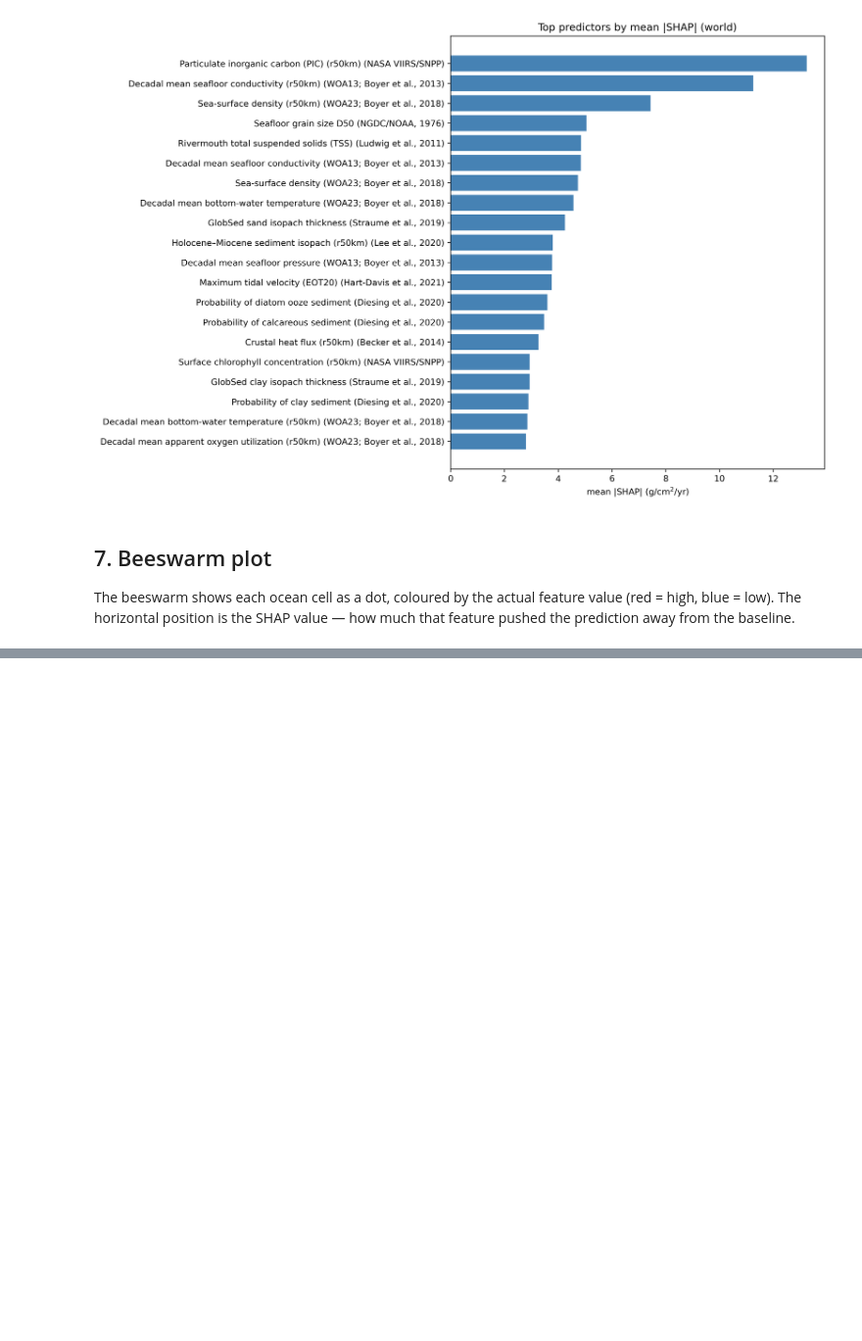
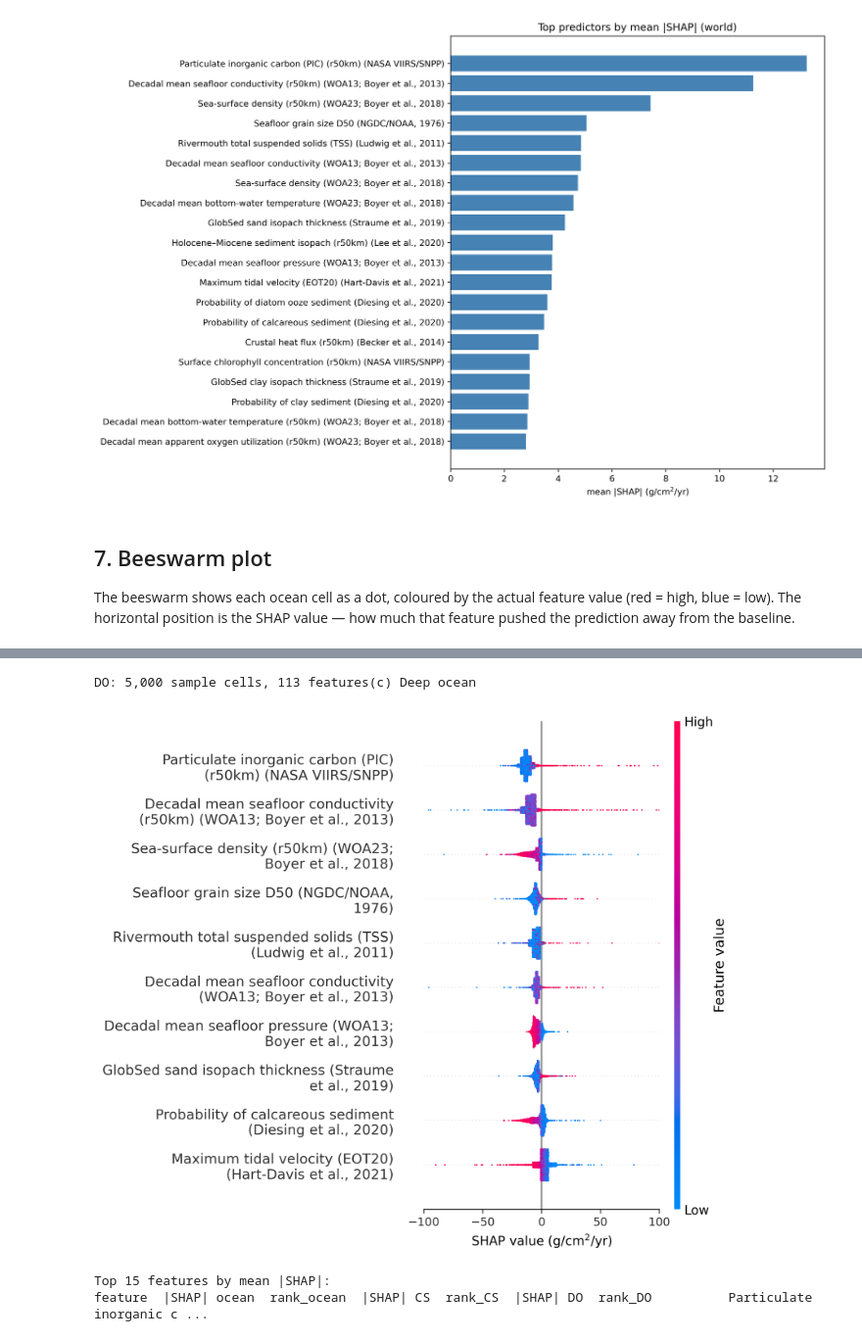
Before and after one commit to paramnav/mtl-mar, a Jupyter notebook: notebooks/explain_shap_values.ipynb, the cells around one changed output, grey strips where cells are left out. Shown at 98% size. Cells and saved outputs as stored; diff of their text form; code cells hidden in the pictures; blank space fills up the shorter version.

```diff
--- a/notebooks/explain_shap_values.ipynb
+++ b/notebooks/explain_shap_values.ipynb
@@ -398,0 +522,48 @@ Done.
+# %%
+# (c) Deep ocean beeswarm — matches paper Fig. 4c
+shap_vals_do = np.load(SHAP_DIRS["DO"] / "shap_values_plot_sample.npy")
+feat_vals_do = np.load(SHAP_DIRS["DO"] / "shap_features_plot_sample.npy")
+print(f"DO: {shap_vals_do.shape[0]:,} sample cells, {shap_vals_do.shape[1]} features")
+
+shap_summary_plot_with_layout(
+    shap_vals_do,
+    pd.DataFrame(feat_vals_do, columns=display_names),
+    feature_names=display_names,
+    plot_size=(7.4, 7.0),
+    feature_frac=0.42,
+    beeswarm_frac=0.40,
+    y_labelsize=12,
+    dot_size=1.5,
+    xlabel=SHAP_XLABEL,
+    save_path=str(out_dir / "shap_values_DO_new.png"),
+    max_display=10,
+)
+print("(c) Deep ocean")
+display(Image(filename=str(out_dir / "shap_values_DO_new.png"), width=700))
+# %% [output]
+DO: 5,000 sample cells, 113 features(c) Deep ocean
+[figure, added]
+# %%
+# Feature ranking comparison CS vs DO
+mean_abs_ocean = np.load(SHAP_DIRS["ocean"] / "shap_mean_abs_ocean.npy")
+mean_abs_cs    = np.load(SHAP_DIRS["CS"]    / "shap_mean_abs_ocean.npy")
+mean_abs_do    = np.load(SHAP_DIRS["DO"]    / "shap_mean_abs_ocean.npy")
+
+clean_names = display_names_for_list(feature_names)
+df = pd.DataFrame({
+    "feature": clean_names,
+    "|SHAP| ocean": mean_abs_ocean,
+    "|SHAP| CS": mean_abs_cs,
+    "|SHAP| DO": mean_abs_do,
+})
+df["rank_ocean"] = df["|SHAP| ocean"].rank(ascending=False).astype(int)
+df["rank_CS"]    = df["|SHAP| CS"].rank(ascending=False).astype(int)
+df["rank_DO"]    = df["|SHAP| DO"].rank(ascending=False).astype(int)
+df = df.sort_values("|SHAP| ocean", ascending=False)
+
+print("Top 15 features by mean |SHAP|:")
+print(df.head(15)[["feature", "|SHAP| ocean", "rank_ocean", "|SHAP| CS", "rank_CS", "|SHAP| DO", "rank_DO"]].to_string(index=False))
+
+print(f"\nDone — all three beeswarm panels saved to {out_dir}/")
+# %% [output]
+Top 15 features by mean |SHAP|:                                                               feature  |SHAP| ocean  rank_ocean  |SHAP| CS  rank_CS  |SHAP| DO  rank_DO          Particulate inorganic c ...
```
Also changed, not shown: parts of 5 cells of this notebook.
